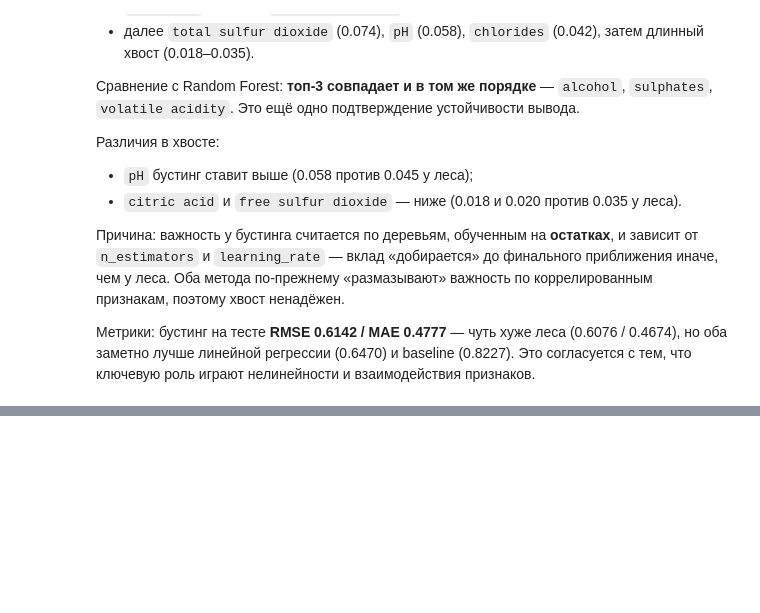
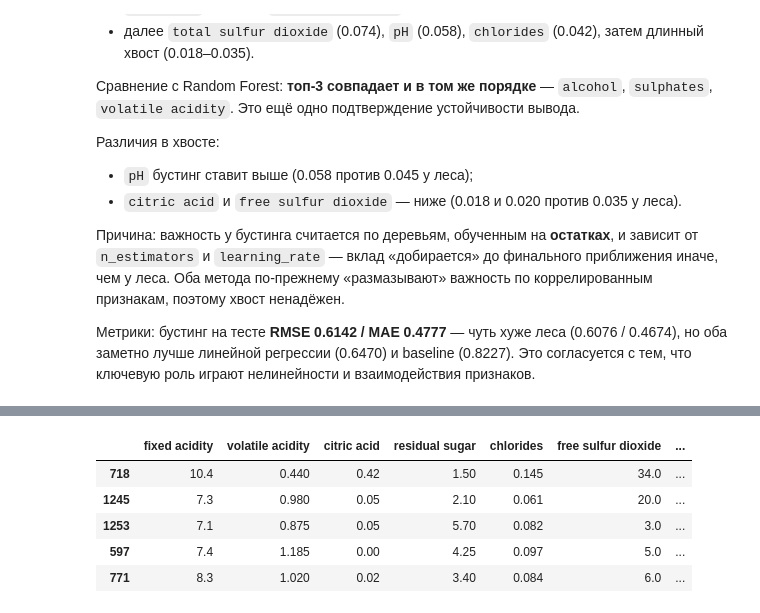
Before and after one commit to Megakret/ml_course_mai, a Jupyter notebook: regression/lab1.ipynb, the cells around one changed output, grey strips where cells are left out. Cells and saved outputs as stored; diff of their text form; code cells hidden in the pictures; blank space fills up the shorter version.

```diff
--- a/regression/lab1.ipynb
+++ b/regression/lab1.ipynb
@@ -677,0 +750,12 @@ comparison.round(4)
+# %%
+error_table = pd.DataFrame({"true_quality": y_test, "prediction": random_forest_predictions})
+error_table["error"] = error_table["true_quality"] - error_table["prediction"]
+error_table["abs_error"] = error_table["error"].abs()
+
+by_quality = error_table.groupby("true_quality").agg(
+    n=("error", "size"),
+    RMSE=("error", lambda s: np.sqrt((s ** 2).mean())),
+    MAE=("abs_error", "mean"),
+    mean_prediction=("prediction", "mean"),
+)
+by_quality.round(3)
@@ -677,0 +771,14 @@ comparison.round(4)
+# %%
+worst_index = error_table.sort_values("abs_error", ascending=False).head(5).index
+
+X_test.loc[worst_index].assign(
+    true_quality=y_test.loc[worst_index],
+    predicted=random_forest_predictions.loc[worst_index],
+)
+# %% [output]
+|  | fixed acidity | volatile acidity | citric acid | residual sugar | chlorides | free sulfur dioxide | ... |
+| 718 | 10.4 | 0.440 | 0.42 | 1.50 | 0.145 | 34.0 | ... |
+| 1245 | 7.3 | 0.980 | 0.05 | 2.10 | 0.061 | 20.0 | ... |
+| 1253 | 7.1 | 0.875 | 0.05 | 5.70 | 0.082 | 3.0 | ... |
+| 597 | 7.4 | 1.185 | 0.00 | 4.25 | 0.097 | 5.0 | ... |
+| 771 | 8.3 | 1.020 | 0.02 | 3.40 | 0.084 | 6.0 | ... |
```
Also changed, not shown: parts of 9 cells of this notebook.
